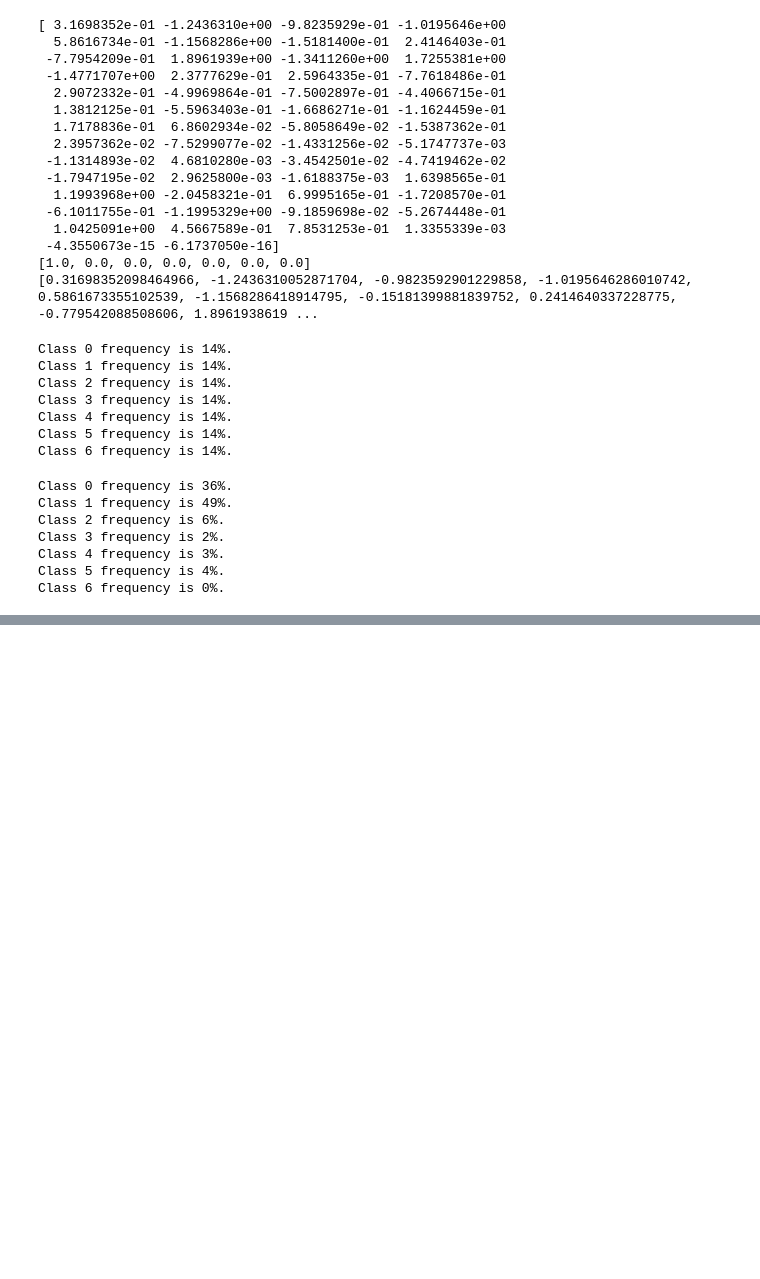
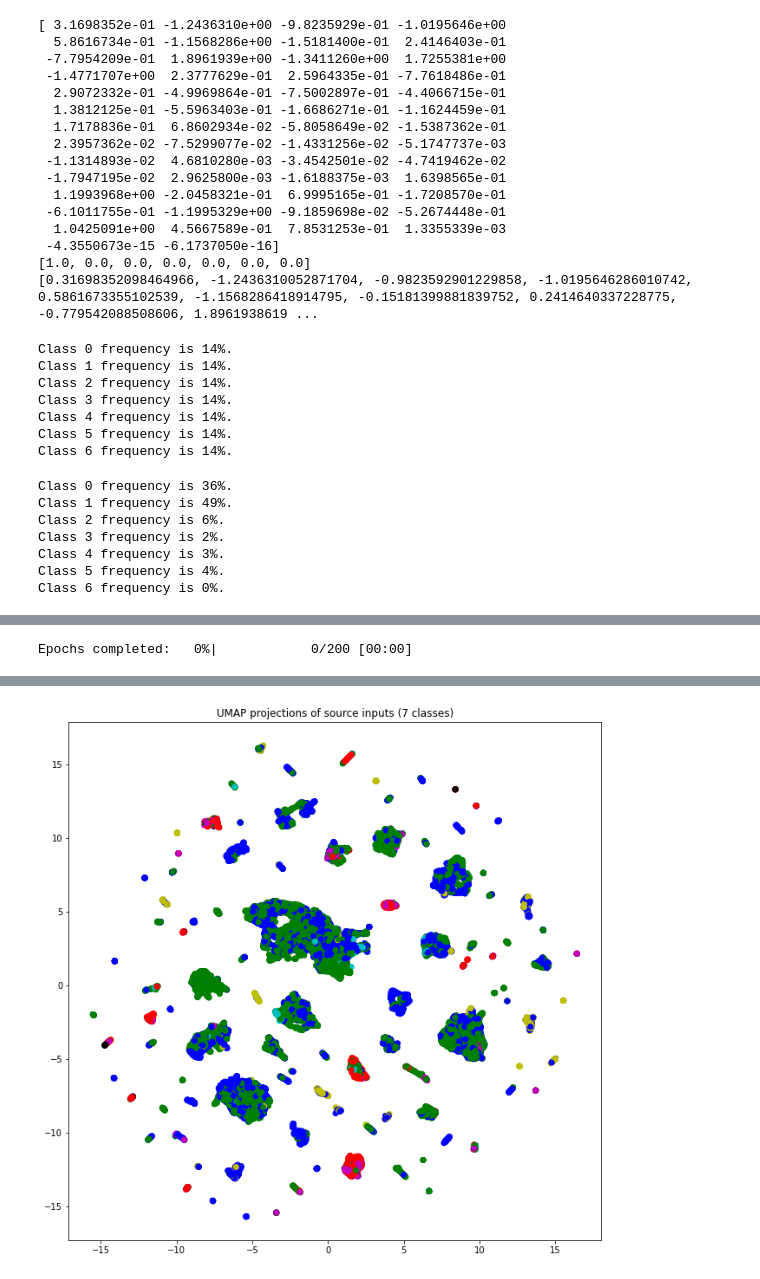
Before and after one commit to bond005/tabular_deep_learning, a Jupyter notebook: vae_cls.ipynb, the cells around one changed output, grey strips where cells are left out. Saved outputs shown, nothing was run; the diff lists cells and outputs as text; code cells hidden in the pictures; blank space fills up the shorter version.

```diff
--- a/vae_cls.ipynb
+++ b/vae_cls.ipynb
@@ -422,6 +455,38 @@ def show_training_process(history: tf.keras.callbacks.History, metric_name: str,
         plt.title('Training process')
     plt.legend(loc='best')
     plt.show()
+# %%
+def show_classes(features: np.ndarray, targets: np.ndarray, class_colors: List[str],
+                 title: str='', figure_id: int=0):
+    if features.shape[0] != targets.shape[0]:
+        err_msg = f'Features do not correspond to targets! ' \
+                  f'{features.shape[0]} != {targets.shape[0]}'
+        raise ValueError(err_msg)
+    if len(features.shape) != 2:
+        err_msg = f'Features are wrong! Expected 2-D array, got ' \
+                  f'{len(features.shape)}-D one.'
+        raise ValueError(err_msg)
+    if features.shape[1] != 2:
+        err_msg = f'Features are wrong! Expected number of ' \
+                  f'columns is 2, got {features.shape[1]}.'
+        raise ValueError(err_msg)
+    if len(targets.shape) != 1:
+        err_msg = f'Targets are wrong! Expected 1-D array, got ' \
+                  f'{len(targets.shape)}-D one.'
+        raise ValueError(err_msg)
+    set_of_classes = set(targets.tolist())
+    n_classes = len(class_colors)
+    if set_of_classes != set(range(n_classes)):
+        err_msg = ''
+        raise ValueError(err_msg)
+    class_colors = [class_colors[class_label] for class_label in targets]
+    fig = plt.figure(figure_id, figsize=(11, 11))
+    plt.scatter(x=features[:, 0], y=features[:, 1], marker='o', c=class_colors)
+    if len(title) > 0:
+        plt.title(f'UMAP projections of {title} ({n_classes} classes)')
+    else:
+        plt.title(f'UMAP projections of inputs ({n_classes} classes)')
+    plt.show()
 # %%
 random.seed(42)
 np.random.seed(42)
@@ -446,6 +513,8 @@ print(f'Number of classes is {len(classes_dict)}.')
 X.shape = (581012, 54)
 y.shape = (581012,)
 Number of classes is 7.
+# %%
+COLORS_OF_CLASSES = ['b', 'g', 'r', 'c', 'm', 'y', 'k']
 # %%
 X_train, X_test, y_train, y_test = train_test_split(
     dataset.data,
@@ -839,0 +920,9 @@ weighted avg     0.9712    0.9711    0.9711     29051
+# %%
+show_classes(
+    features=reduce_dimensions_of_data(X_test),
+    targets=y_test,
+    class_colors=COLORS_OF_CLASSES,
+    title='source inputs',
+    figure_id=4
+)
+# %% [output]
@@ -839,0 +941 @@ weighted avg     0.9712    0.9711    0.9711     29051
+Epochs completed:   0%|            0/200 [00:00]
@@ -839,0 +944 @@ weighted avg     0.9712    0.9711    0.9711     29051
+[figure, added]
```
Also changed, not shown: parts of 25 cells of this notebook.
